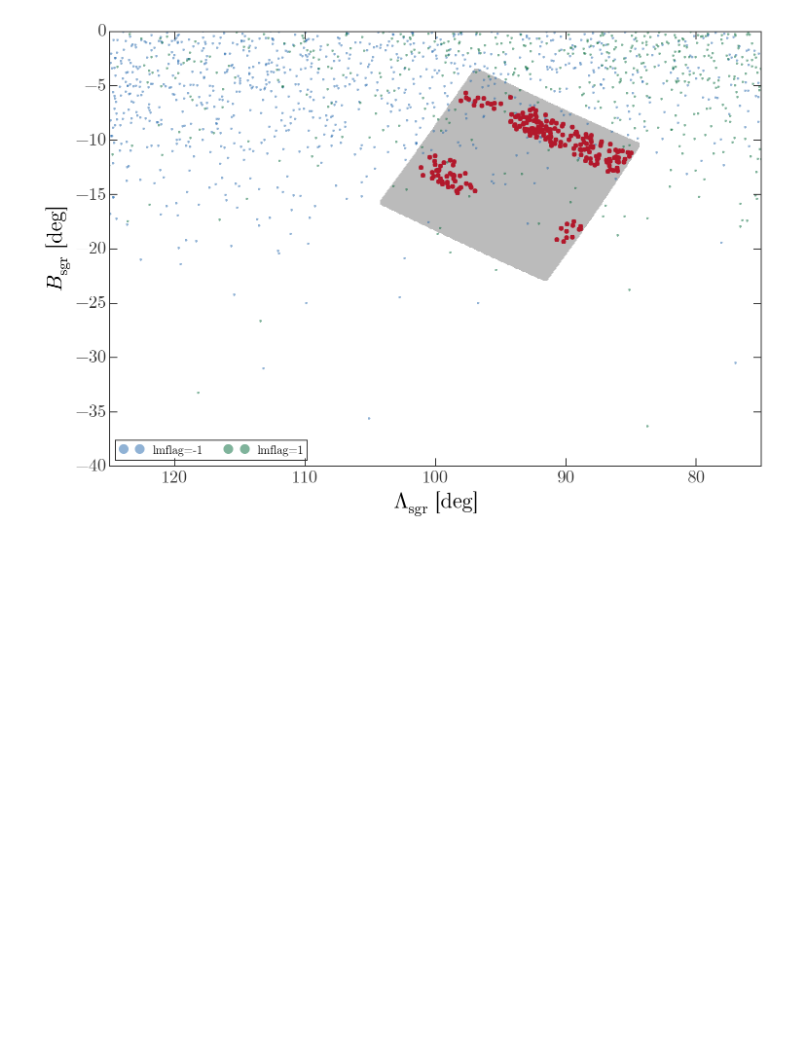
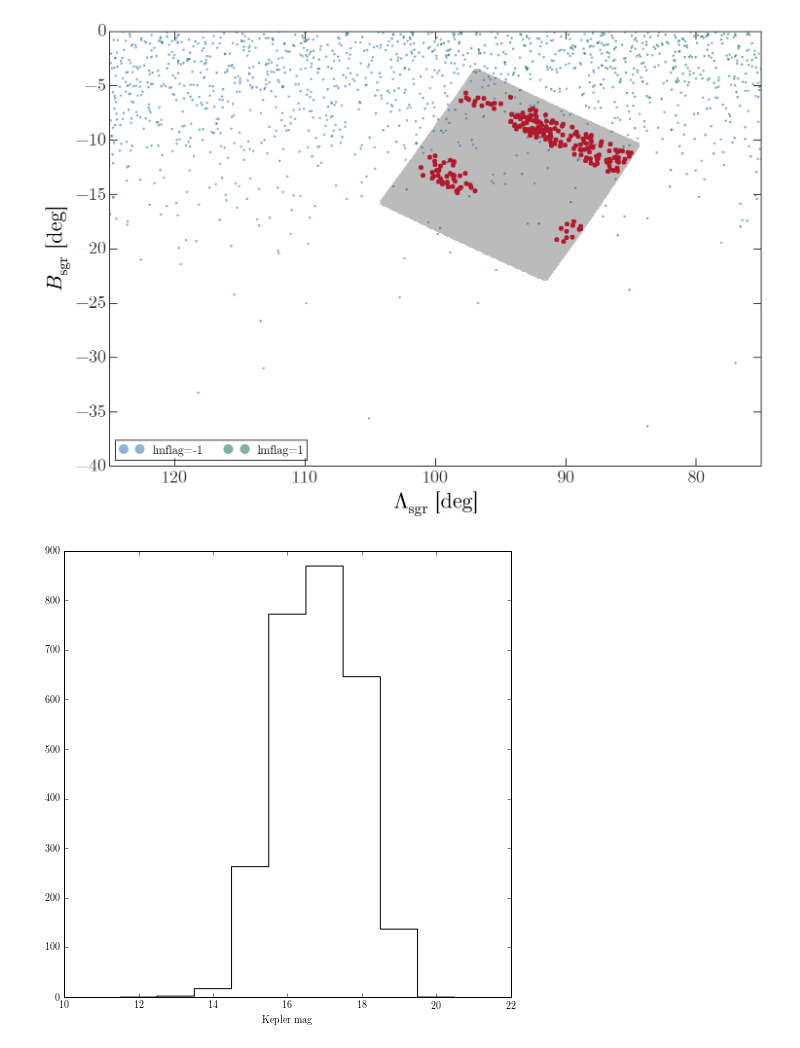
Before and after one commit to adrn/ExtraPlanets, a Jupyter notebook: notebooks/K2 Field 8.ipynb, the cells around one changed output. Drawn from its saved outputs; the diff is of its cells as text; code cells hidden in the pictures; blank space fills up the shorter version.

Commit message:
adding Kepler magnitudes

```diff
--- a/notebooks/K2 Field 8.ipynb
+++ b/notebooks/K2 Field 8.ipynb
@@ -335,3 +335,18 @@ plt.ylabel(r"$B_{\rm sgr}$ [deg]")
 # %% [output]
 <matplotlib.text.Text at 0x...>
 [figure]
+# %%
+# Compute the approximate Kepler magnitude.
+g = sdss_gstars['psfMag_g']
+r = sdss_gstars['psfMag_r']
+kp = 0.2 * g + 0.8 * r
+m = g-r > 0.8
+kp[m] = 0.1 * g[m] + 0.9 * r[m]
+
+# Plot the Kepler magnitudes.
+plt.figure(figsize=(8, 8))
+bins = np.arange(11.5, 21, 1)
+plt.hist(kp, bins, histtype="step", color="k")
+plt.xlabel("Kepler mag");
+# %% [output]
+[figure, added]
```
Also changed, not shown: parts of 8 cells of this notebook.
